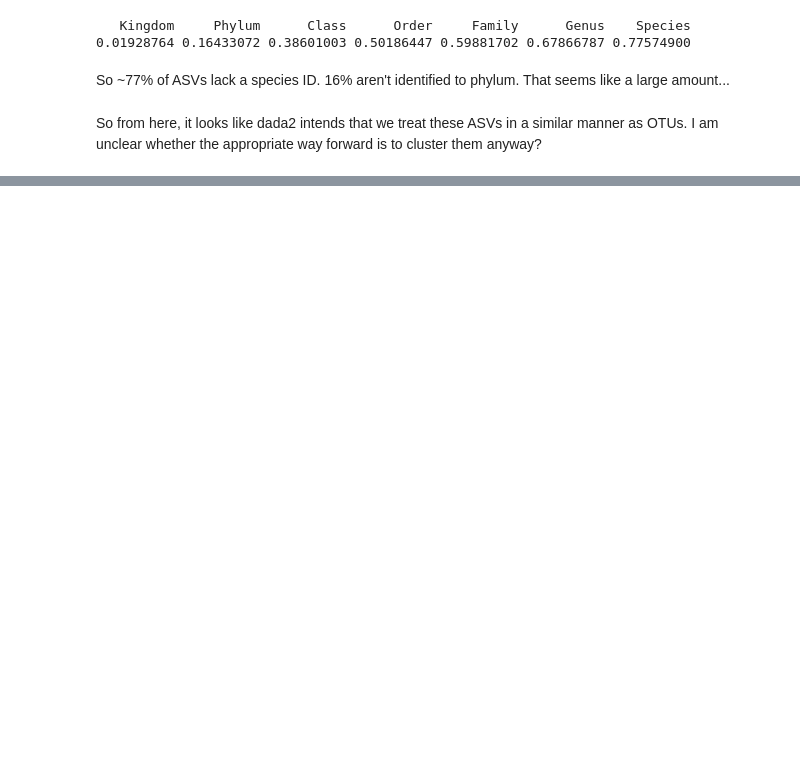
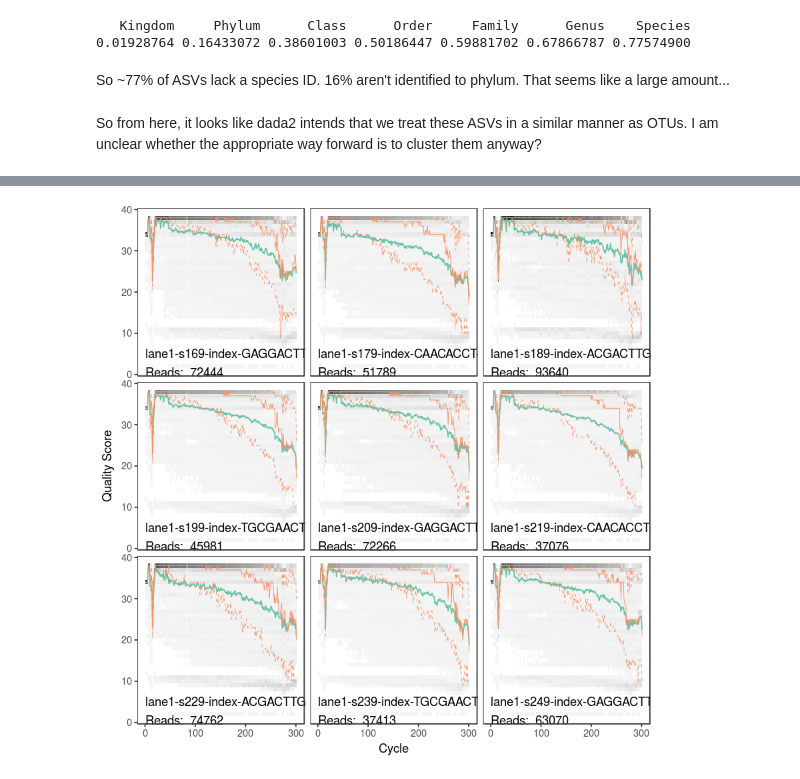
Before and after one commit to danchurch/taiwan_dada2, a Jupyter notebook: dada2pipeline.ipynb, the cells around one changed output, grey strips where cells are left out. Drawn from its saved outputs; the diff is of its cells as text; code cells hidden in the pictures; blank space fills up the shorter version.

```diff
--- a/dada2pipeline.ipynb
+++ b/dada2pipeline.ipynb
@@ -1344,0 +1418,4 @@ So from here, it looks like dada2 intends that we treat these ASVs in a similar
+# %%
+plotQualityProfile(wood_fnFs[seq(10,98,10)])
+# %% [output]
+[figure, added]
```
Also changed, not shown: parts of 15 cells of this notebook, 1 other file.
